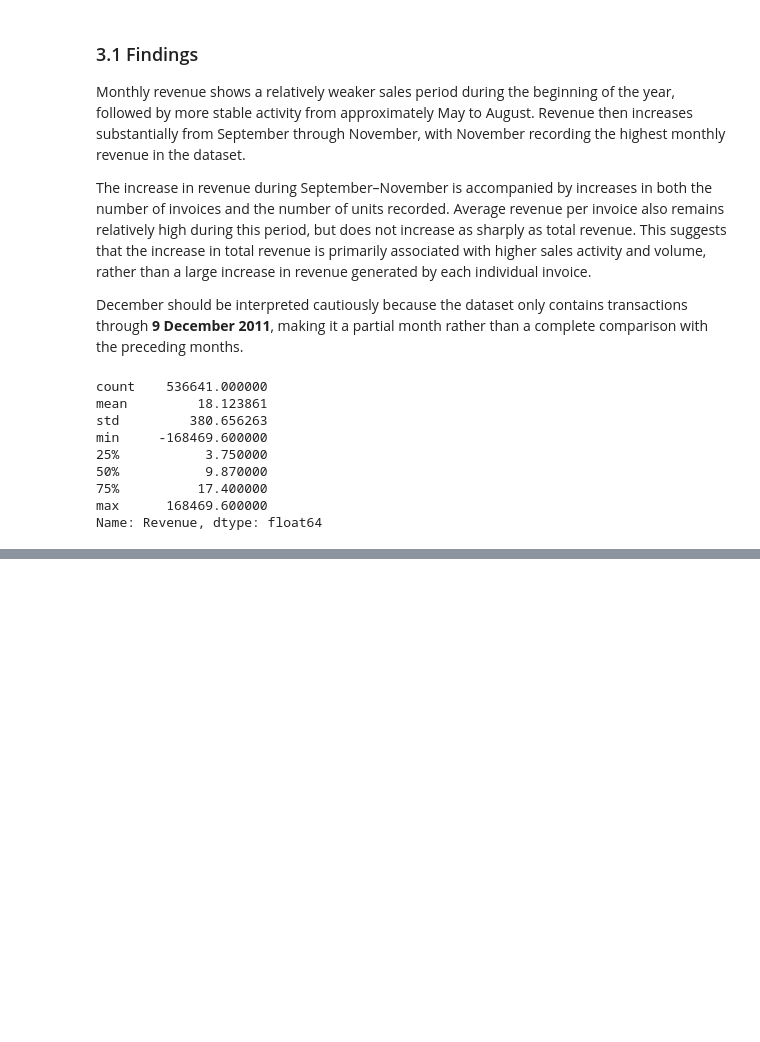
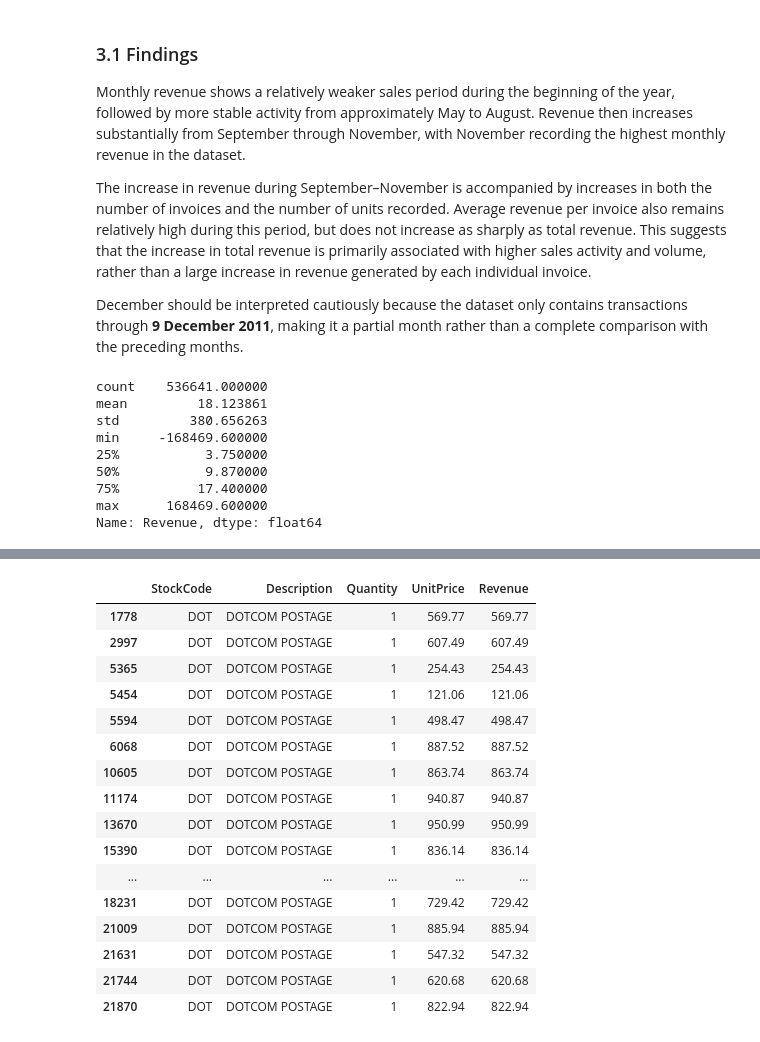
Before and after one commit to emanbrl/ecommerce-sales-customer-analysis, a Jupyter notebook: notebooks/03_EDA.ipynb, the cells around one changed output, grey strips where cells are left out. Cells and saved outputs as stored; diff of their text form; code cells hidden in the pictures; blank space fills up the shorter version.

```diff
--- a/notebooks/03_EDA.ipynb
+++ b/notebooks/03_EDA.ipynb
@@ -327,0 +369,20 @@ Name: Revenue, dtype: float64
+# %%
+df[df["StockCode"] == "DOT"][["StockCode", "Description", "Quantity", "UnitPrice", "Revenue"]].head(20)
+# %% [output]
+|  | StockCode | Description | Quantity | UnitPrice | Revenue |
+| 1778 | DOT | DOTCOM POSTAGE | 1 | 569.77 | 569.77 |
+| 2997 | DOT | DOTCOM POSTAGE | 1 | 607.49 | 607.49 |
+| 5365 | DOT | DOTCOM POSTAGE | 1 | 254.43 | 254.43 |
+| 5454 | DOT | DOTCOM POSTAGE | 1 | 121.06 | 121.06 |
+| 5594 | DOT | DOTCOM POSTAGE | 1 | 498.47 | 498.47 |
+| 6068 | DOT | DOTCOM POSTAGE | 1 | 887.52 | 887.52 |
+| 10605 | DOT | DOTCOM POSTAGE | 1 | 863.74 | 863.74 |
+| 11174 | DOT | DOTCOM POSTAGE | 1 | 940.87 | 940.87 |
+| 13670 | DOT | DOTCOM POSTAGE | 1 | 950.99 | 950.99 |
+| 15390 | DOT | DOTCOM POSTAGE | 1 | 836.14 | 836.14 |
+| ... | ... | ... | ... | ... | ... |
+| 18231 | DOT | DOTCOM POSTAGE | 1 | 729.42 | 729.42 |
+| 21009 | DOT | DOTCOM POSTAGE | 1 | 885.94 | 885.94 |
+| 21631 | DOT | DOTCOM POSTAGE | 1 | 547.32 | 547.32 |
+| 21744 | DOT | DOTCOM POSTAGE | 1 | 620.68 | 620.68 |
+| 21870 | DOT | DOTCOM POSTAGE | 1 | 822.94 | 822.94 |
```
Also changed, not shown: parts of 7 cells of this notebook.
